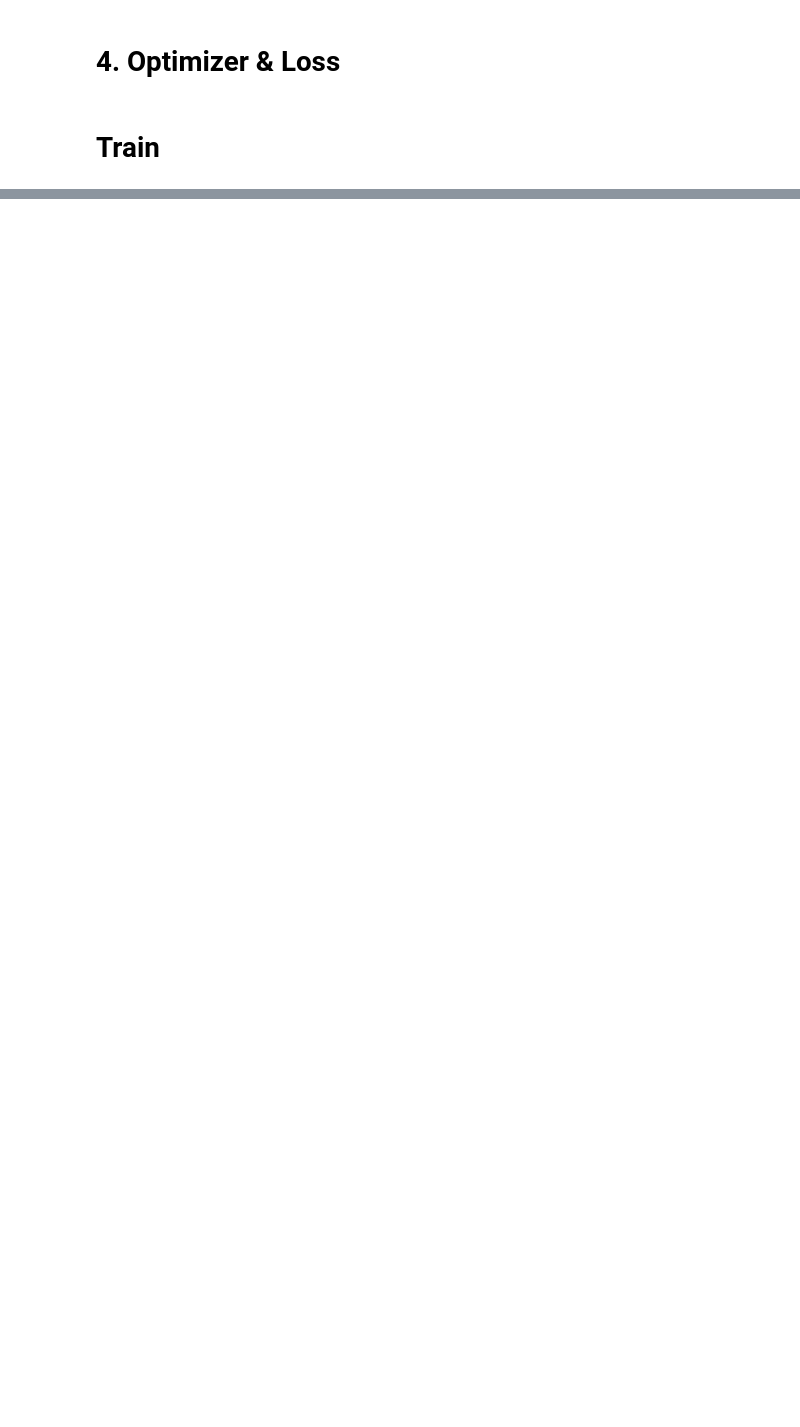
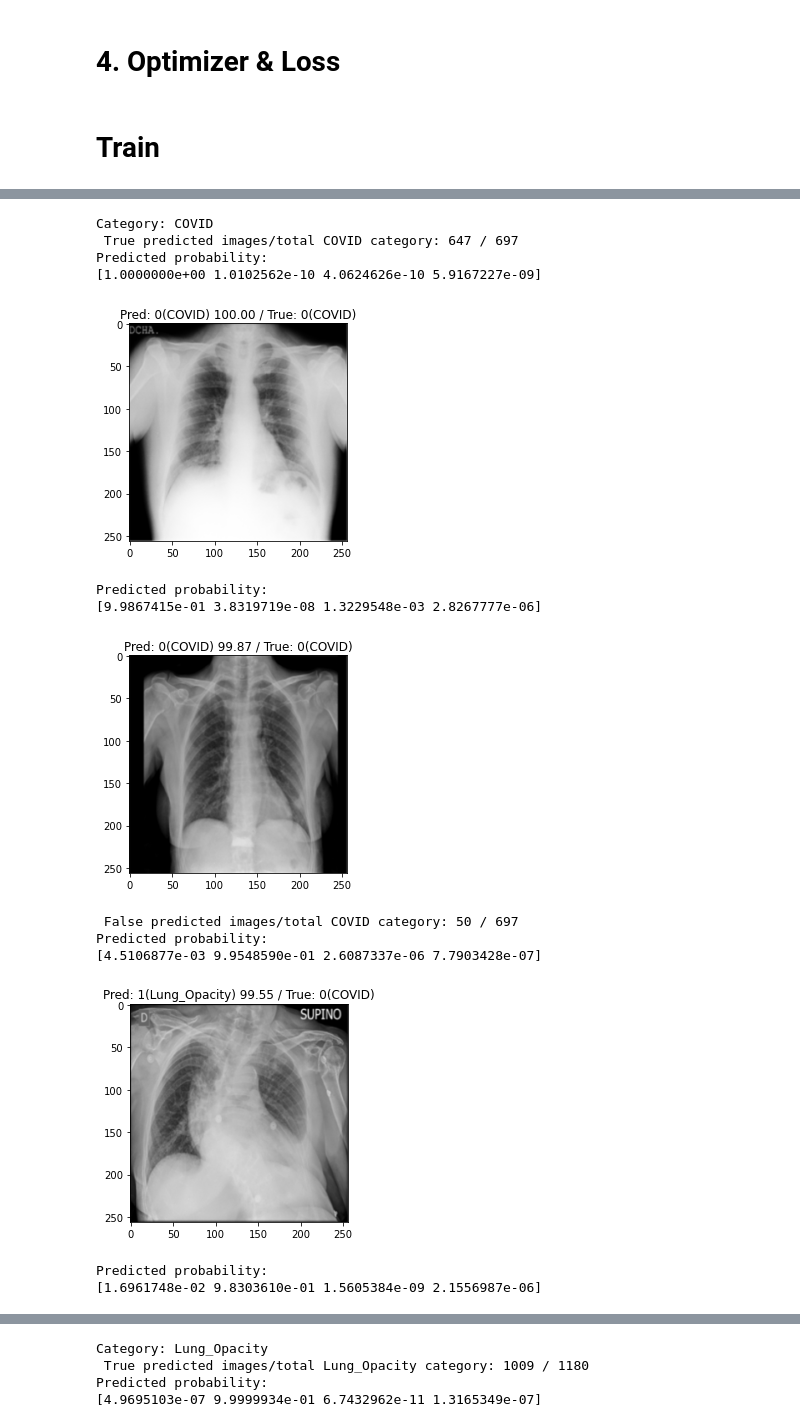
Before and after one commit to comeeasy/SMU---prac, a Jupyter notebook: transfer_learning/transfer_learning_prac.ipynb, the cells around one changed output, grey strips where cells are left out. Saved outputs shown, nothing was run; the diff lists cells and outputs as text; code cells hidden in the pictures; blank space fills up the shorter version.

```diff
--- a/transfer_learning/transfer_learning_prac.ipynb
+++ b/transfer_learning/transfer_learning_prac.ipynb
@@ -296,0 +336,17 @@ AttributeError: 'tuple' object has no attribute 'flatten'
+# %%
+utils.VisTFPred(val_batch, model, covid_data.classes, batch_size, i_n=2)
+# %% [output]
+Category: COVID
+ True predicted images/total COVID category: 647 / 697
+Predicted probability:
+[1.0000000e+00 1.0102562e-10 4.0624626e-10 5.9167227e-09]
+[figure, added]
+Predicted probability:
+[9.9867415e-01 3.8319719e-08 1.3229548e-03 2.8267777e-06]
+[figure, added]
+ False predicted images/total COVID category: 50 / 697
+Predicted probability:
+[4.5106877e-03 9.9548590e-01 2.6087337e-06 7.7903428e-07]
+[figure, added]
+Predicted probability:
+[1.6961748e-02 9.8303610e-01 1.5605384e-09 2.1556987e-06]
@@ -296,0 +354,4 @@ AttributeError: 'tuple' object has no attribute 'flatten'
+Category: Lung_Opacity
+ True predicted images/total Lung_Opacity category: 1009 / 1180
+Predicted probability:
+[4.9695103e-07 9.9999934e-01 6.7432962e-11 1.3165349e-07]
```
Also changed, not shown: parts of 16 cells of this notebook, 1 other file.
